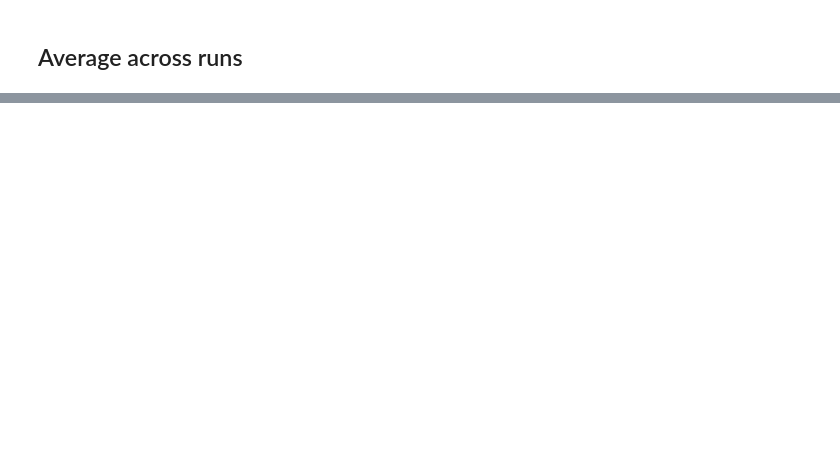
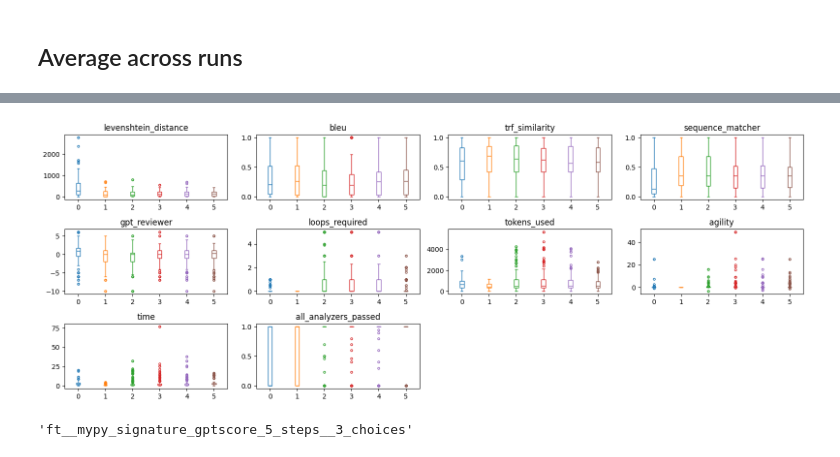
Before and after one commit to pvs-hd-tea/23ws-LLMcoder, a Jupyter notebook: experimental/evaluation.ipynb, the cells around one changed output, grey strips where cells are left out. Saved outputs shown, nothing was run; the diff lists cells and outputs as text; code cells hidden in the pictures; blank space fills up the shorter version.

```diff
--- a/experimental/evaluation.ipynb
+++ b/experimental/evaluation.ipynb
@@ -201,0 +230,36 @@ fig.subplots_adjust(top=0.95)
+# %%
+COLS = 4
+ROWS = int(np.ceil(len(metric_names) / COLS))
+
+fig, axes = plt.subplots(ROWS, COLS, figsize=(16, ROWS*2))
+
+# For each metric (axis), shot a boxplot for each config (color)
+for i, (metric, ax) in enumerate(zip(metric_names, axes.flatten())):
+    for j, config_name in enumerate(sorted_config_names()):
+        box = ax.boxplot(metrics_dict_config_list[config_name][metric], positions=[j], patch_artist=True)
+        box['boxes'][0].set_facecolor('white')
+        box['boxes'][0].set_edgecolor('C{}'.format(j))
+        box['medians'][0].set_color('C{}'.format(j))
+        box['whiskers'][0].set_color('C{}'.format(j))
+        box['whiskers'][1].set_color('C{}'.format(j))
+        box['caps'][0].set_color('C{}'.format(j))
+        box['caps'][1].set_color('C{}'.format(j))
+        box['fliers'][0].set_color('C{}'.format(j))
+        box['fliers'][0].set_markeredgecolor('C{}'.format(j))
+        # box['fliers'][0].set_markerfacecolor('C{}'.format(j))
+        box['fliers'][0].set_markersize(3)
+        box['fliers'][0].set_marker('o')
+
+
+        ax.set_title('_'.join(metric.split('_')[:-1]))
+
+for ax in axes.flatten()[len(metric_names):]:
+    ax.set_visible(False)
+
+fig.tight_layout()
+# %% [output]
+[figure, added]
+# %%
+config_name
+# %% [output]
+'ft__mypy_signature_gptscore_5_steps__3_choices'
```
Also changed, not shown: parts of 9 cells of this notebook, 8 other files.
